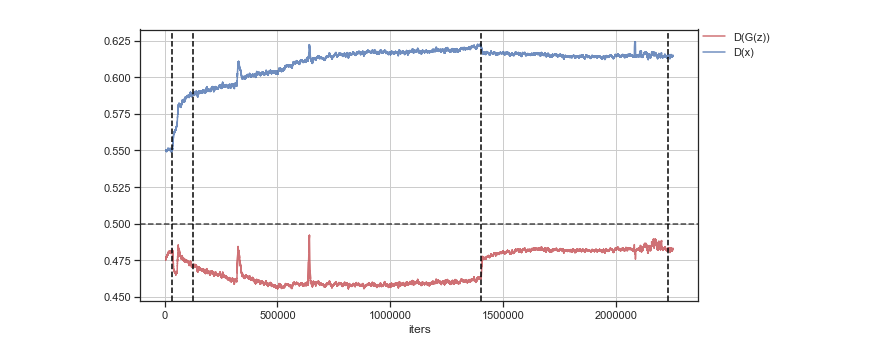
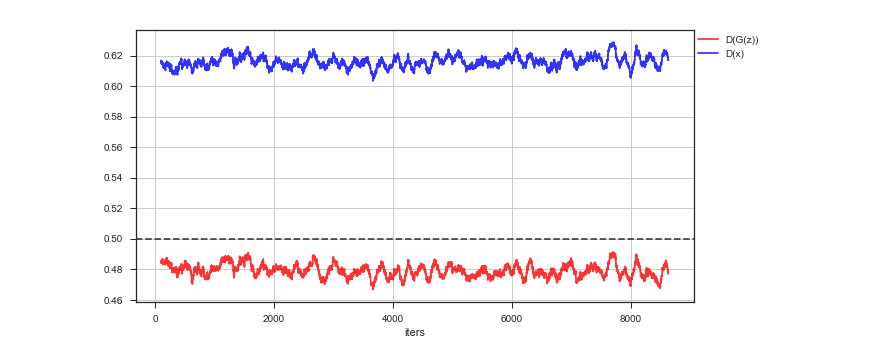
Before and after one commit to deKeijzer/SRON-DCGAN, a Jupyter notebook: notebooks/Progress viewer.ipynb, the cells around one changed output. Cells and saved outputs as stored; diff of their text form; code cells hidden in the pictures.

```diff
--- a/notebooks/Progress viewer.ipynb
+++ b/notebooks/Progress viewer.ipynb
@@ -38,6 +36,6 @@ pwd
 # %%
 def plot_progress():
-    n = 5000 # plot every n-th point
+    n = 100 # 5000, plot every n-th point
 
     DGz = pd.DataFrame(arrays[0])
     Dx = pd.DataFrame(arrays[1])
@@ -65,32 +63,32 @@ def plot_progress():
     #            plt.axvline(x=i,  color='black', linestyle='--', alpha=1)
 
     #D:2 -> D:4
-    plt.axvline(x=35000,  color='black', linestyle='--', alpha=1)
+    #plt.axvline(x=35000,  color='black', linestyle='--', alpha=1)
 
     #Training restarted after it crashed overnight
-    plt.axvline(x=128000,  color='black', linestyle='--', alpha=1)
+    #plt.axvline(x=128000,  color='black', linestyle='--', alpha=1)
 
     # D4 -> D2
-    plt.axvline(x=1400000,  color='black', linestyle='--', alpha=1)
+    #plt.axvline(x=1400000,  color='black', linestyle='--', alpha=1)
 
     # Terminal got shutdown overnight
-    plt.axvline(x=2.23e6,  color='black', linestyle='--', alpha=1)
+    #plt.axvline(x=2.23e6,  color='black', linestyle='--', alpha=1)
 
     plt.grid()
     plt.show()
 # %%
 while True:
     variable_names = ['d_fake', 'd_real']
     arrays = []
 
     """Load data"""
     for name in variable_names:
-        arrays.append(np.loadtxt(name+'_test.txt'))
+        arrays.append(np.loadtxt(name+'_laptop.txt'))
 
     """Plot progress"""
     clear_output()
     plot_progress()
 
-    time.sleep(5)
+    time.sleep(10)
 # %% [output]
-[figure, old version]
+[figure, new version]
```
Also changed, not shown: parts of 4 cells of this notebook, 8 other files.
